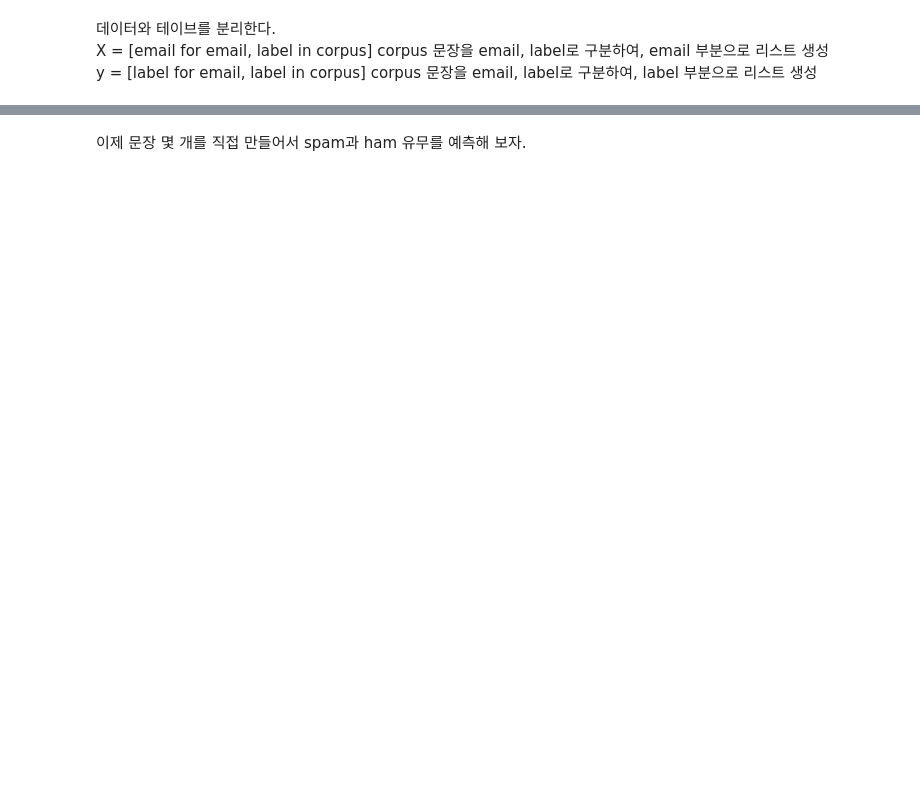
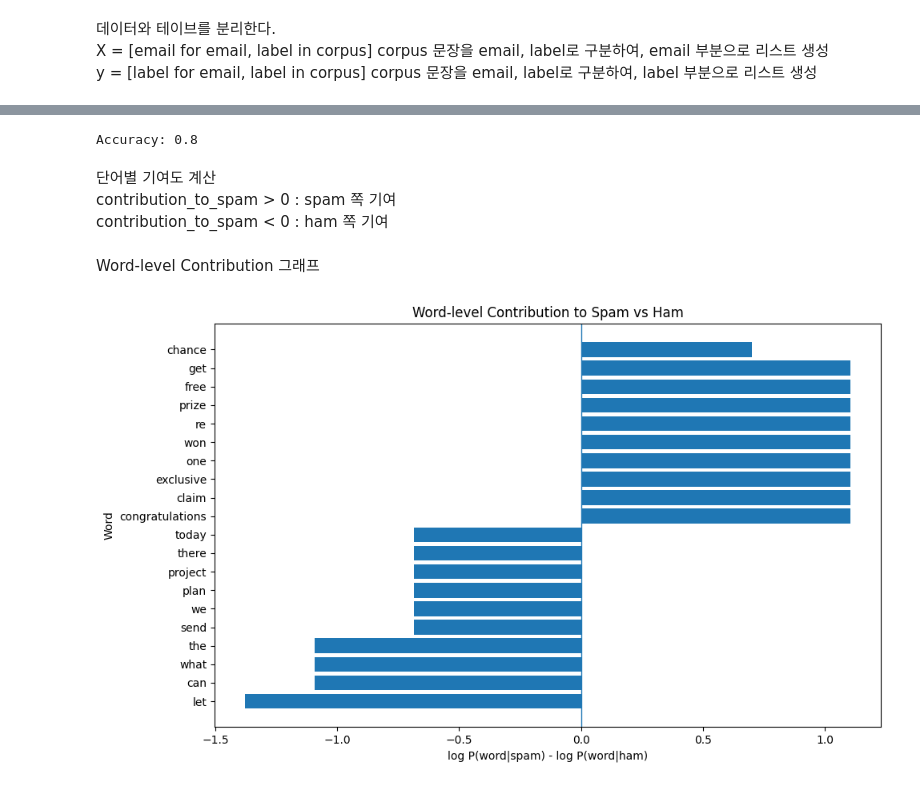
Before and after one commit to cras-lab/ML-examples, a Jupyter notebook: NaiveBayes_SPAM.ipynb, the cells around one changed output, grey strips where cells are left out. Saved outputs shown, nothing was run; the diff lists cells and outputs as text; code cells hidden in the pictures; blank space fills up the shorter version.

```diff
--- a/NaiveBayes_SPAM.ipynb
+++ b/NaiveBayes_SPAM.ipynb
@@ -61,3 +60,4 @@ X_vectorized = vectorizer.fit_transform(X)  # 훈련데이터에만 사용. 평
 # %%
-# 데이터 분할
-X_train, X_test, y_train, y_test = train_test_split(X_vectorized, y, test_size=0.2, random_state=42)
+X_train, X_test, y_train, y_test = train_test_split(
+    X_vectorized, y, test_size=0.2, random_state=42
+)
@@ -81,6 +73,45 @@ y_pred = nb_classifier.predict(X_test)
 # %%
-# 정확도 평가
+y_pred = nb_classifier.predict(X_test)
 accuracy = accuracy_score(y_test, y_pred)
 print("Accuracy:", accuracy)
+# %% [output]
+Accuracy: 0.8
-# %% [markdown]
-이제 문장 몇 개를 직접 만들어서 spam과 ham 유무를 예측해 보자.
+# %% [markdown]
+단어별 기여도 계산<BR>
+contribution_to_spam > 0 : spam 쪽 기여<BR>
+contribution_to_spam < 0 : ham 쪽 기여<BR>
+# %%
+feature_names = np.array(vectorizer.get_feature_names_out())
+
+ham_idx = np.where(nb_classifier.classes_ == 'ham')[0][0]
+spam_idx = np.where(nb_classifier.classes_ == 'spam')[0][0]
+
+# 각 클래스별 log P(word | class)
+#log_prob = nb_classifier.feature_log_prob_
+
+# spam 쪽 기여도
+word_contrib = log_prob[spam_idx] - log_prob[ham_idx]
+
+contrib_df = pd.DataFrame({
+    'word': feature_names,
+    'ham_log_prob': log_prob[ham_idx],
+    'spam_log_prob': log_prob[spam_idx],
+    'contribution_to_spam': word_contrib
+}).sort_values('contribution_to_spam', ascending=False).reset_index(drop=True)
+# %% [markdown]
+Word-level Contribution 그래프
+# %%
+top_spam = contrib_df.head(10)
+top_ham = contrib_df.tail(10).sort_values('contribution_to_spam', ascending=True)
+plot_df = pd.concat([top_ham, top_spam], axis=0)
+
+plt.figure(figsize=(10, 6))
+plt.barh(plot_df['word'], plot_df['contribution_to_spam'])
+plt.axvline(0, linewidth=1)
+plt.xlabel('log P(word|spam) - log P(word|ham)')
+plt.ylabel('Word')
+plt.title('Word-level Contribution to Spam vs Ham')
+plt.tight_layout()
+plt.show()
+# %% [output]
+[figure, added]
```
Also changed, not shown: parts of 26 cells of this notebook.
